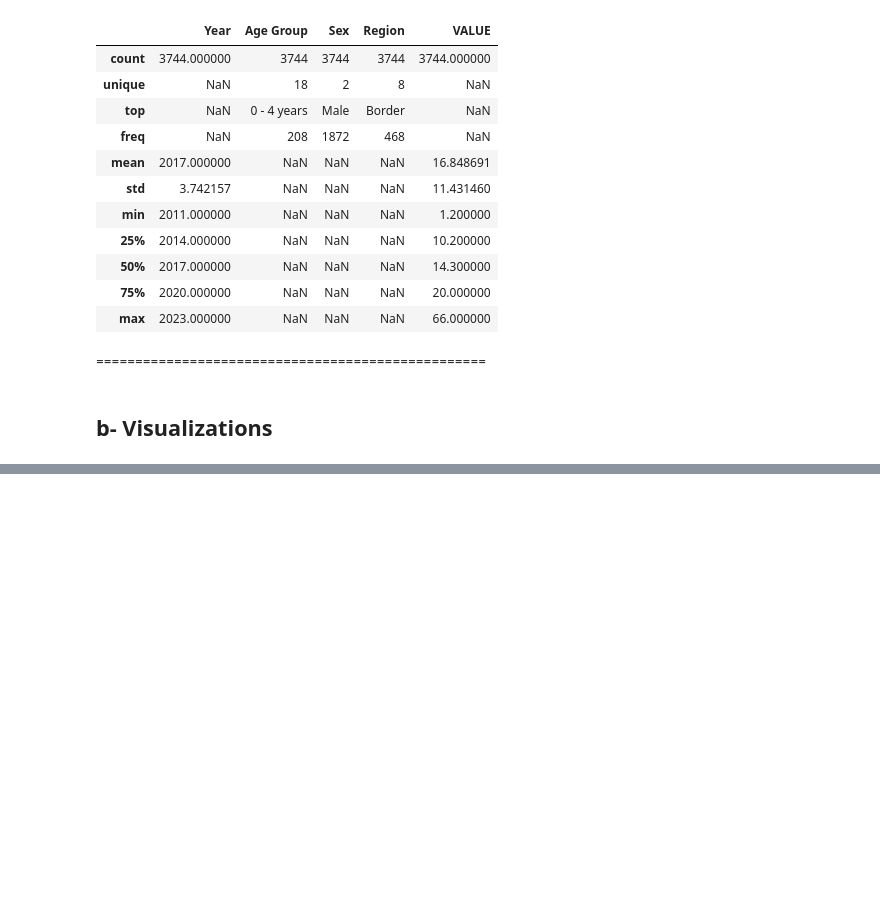
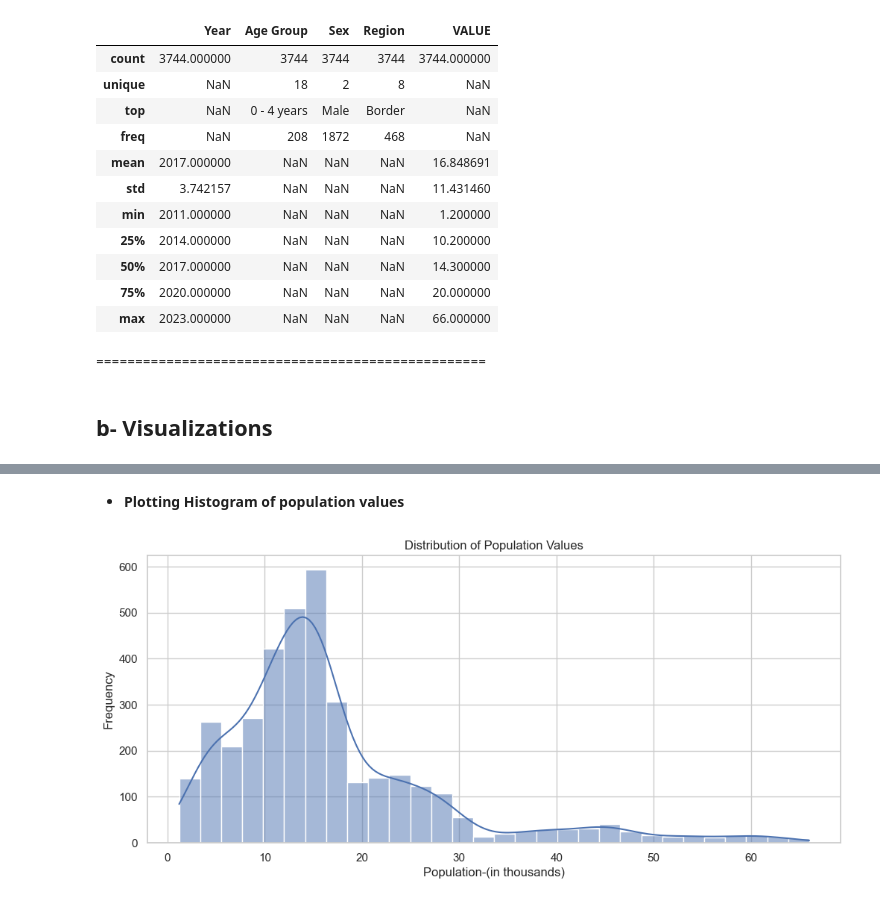
Before and after one commit to waseemmm737/Estimated_Population, a Jupyter notebook: main.ipynb, the cells around one changed output, grey strips where cells are left out. Drawn from its saved outputs; the diff is of its cells as text; code cells hidden in the pictures; blank space fills up the shorter version.

```diff
--- a/main.ipynb
+++ b/main.ipynb
@@ -147,0 +162,13 @@ Statistical Properties of Data....
+# %% [markdown]
+- **Plotting Histogram of population values**
+# %%
+sns.set_style("whitegrid")
+
+plt.figure(figsize=(12, 5))
+sns.histplot(data['VALUE'], bins=30, kde=True)
+plt.title('Distribution of Population Values')
+plt.xlabel('Population-(in thousands)')
+plt.ylabel('Frequency')
+plt.show()
+# %% [output]
+[figure, added]
```
Also changed, not shown: parts of 10 cells of this notebook.
